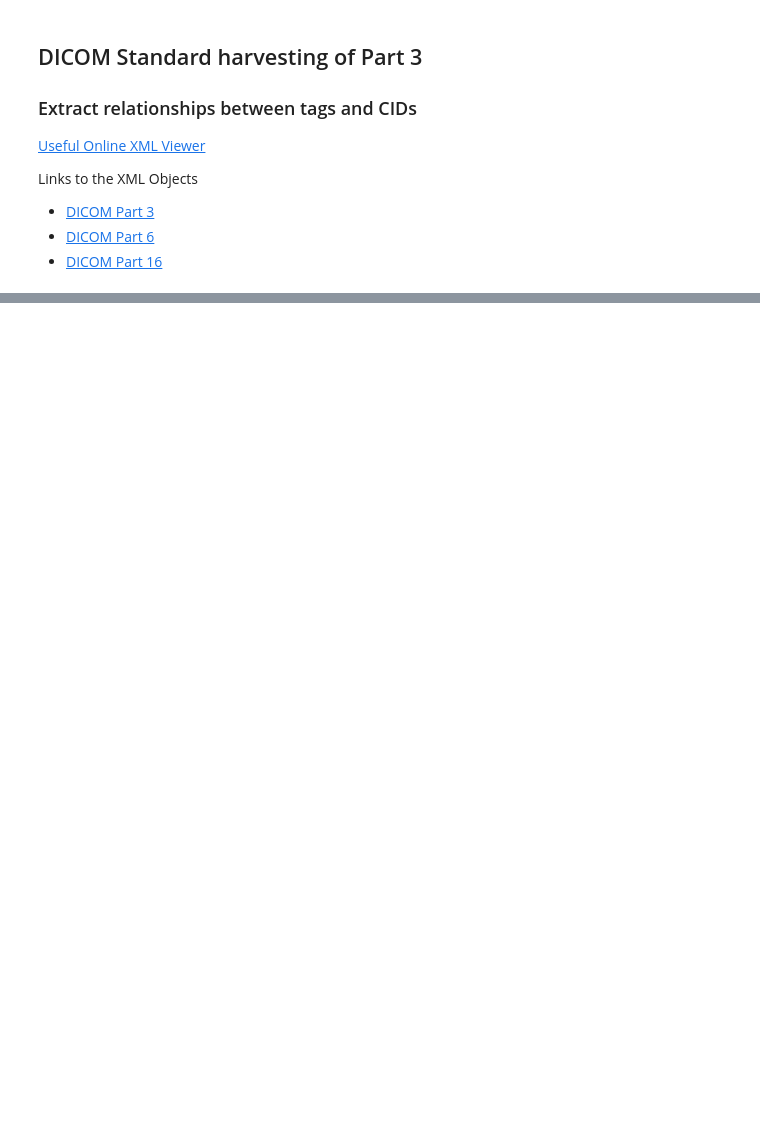
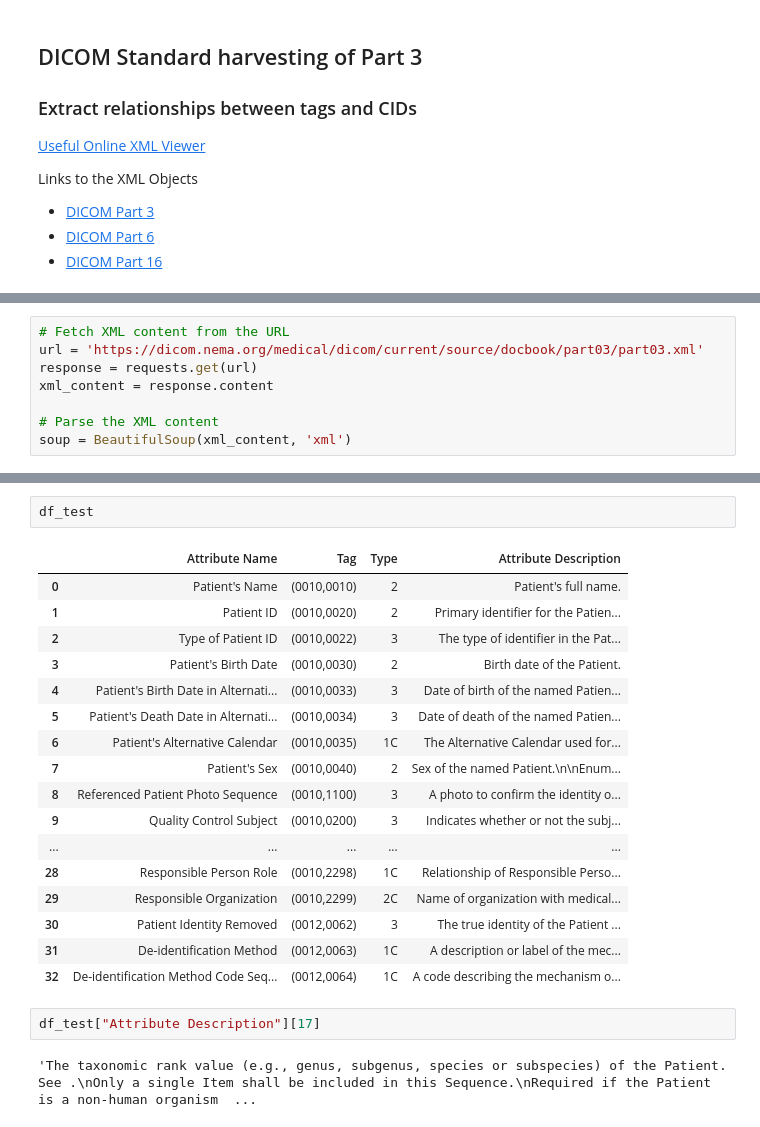
Before and after one commit to paulnagy/DICOM2OMOP, a Jupyter notebook: DICOM_P3_harvest_xml.ipynb, the cells around one changed output, grey strips where cells are left out. Cells and saved outputs as stored; diff of their text form; blank space fills up the shorter version.

Commit message:
dicom part 3 in progress

```diff
--- a/DICOM_P3_harvest_xml.ipynb
+++ b/DICOM_P3_harvest_xml.ipynb
@@ -27,0 +182,8 @@ Links to the XML Objects
+# %%
+# Fetch XML content from the URL
+url = 'https://dicom.nema.org/medical/dicom/current/source/docbook/part03/part03.xml'
+response = requests.get(url)
+xml_content = response.content
+
+# Parse the XML content
+soup = BeautifulSoup(xml_content, 'xml')
@@ -28,3 +248,27 @@ Links to the XML Objects
+# %%
+df_test
+# %% [output]
+|  | Attribute Name | Tag | Type | Attribute Description |
+| 0 | Patient's Name | (0010,0010) | 2 | Patient's full name. |
+| 1 | Patient ID | (0010,0020) | 2 | Primary identifier for the Patien... |
+| 2 | Type of Patient ID | (0010,0022) | 3 | The type of identifier in the Pat... |
+| 3 | Patient's Birth Date | (0010,0030) | 2 | Birth date of the Patient. |
+| 4 | Patient's Birth Date in Alternati... | (0010,0033) | 3 | Date of birth of the named Patien... |
+| 5 | Patient's Death Date in Alternati... | (0010,0034) | 3 | Date of death of the named Patien... |
+| 6 | Patient's Alternative Calendar | (0010,0035) | 1C | The Alternative Calendar used for... |
+| 7 | Patient's Sex | (0010,0040) | 2 | Sex of the named Patient.\n\nEnum... |
+| 8 | Referenced Patient Photo Sequence | (0010,1100) | 3 | A photo to confirm the identity o... |
+| 9 | Quality Control Subject | (0010,0200) | 3 | Indicates whether or not the subj... |
+| ... | ... | ... | ... | ... |
+| 28 | Responsible Person Role | (0010,2298) | 1C | Relationship of Responsible Perso... |
+| 29 | Responsible Organization | (0010,2299) | 2C | Name of organization with medical... |
+| 30 | Patient Identity Removed | (0012,0062) | 3 | The true identity of the Patient ... |
+| 31 | De-identification Method | (0012,0063) | 1C | A description or label of the mec... |
+| 32 | De-identification Method Code Seq... | (0012,0064) | 1C | A code describing the mechanism o... |
+# %%
+df_test["Attribute Description"][17]
+# %% [output]
+'The taxonomic rank value (e.g., genus, subgenus, species or subspecies) of the Patient. See .\nOnly a single Item shall be included in this Sequence.\nRequired if the Patient is a non-human organism  ...
 # %%
 import requests
 import xml.etree.ElementTree as ET
```
Also changed, not shown: parts of 15 cells of this notebook.
